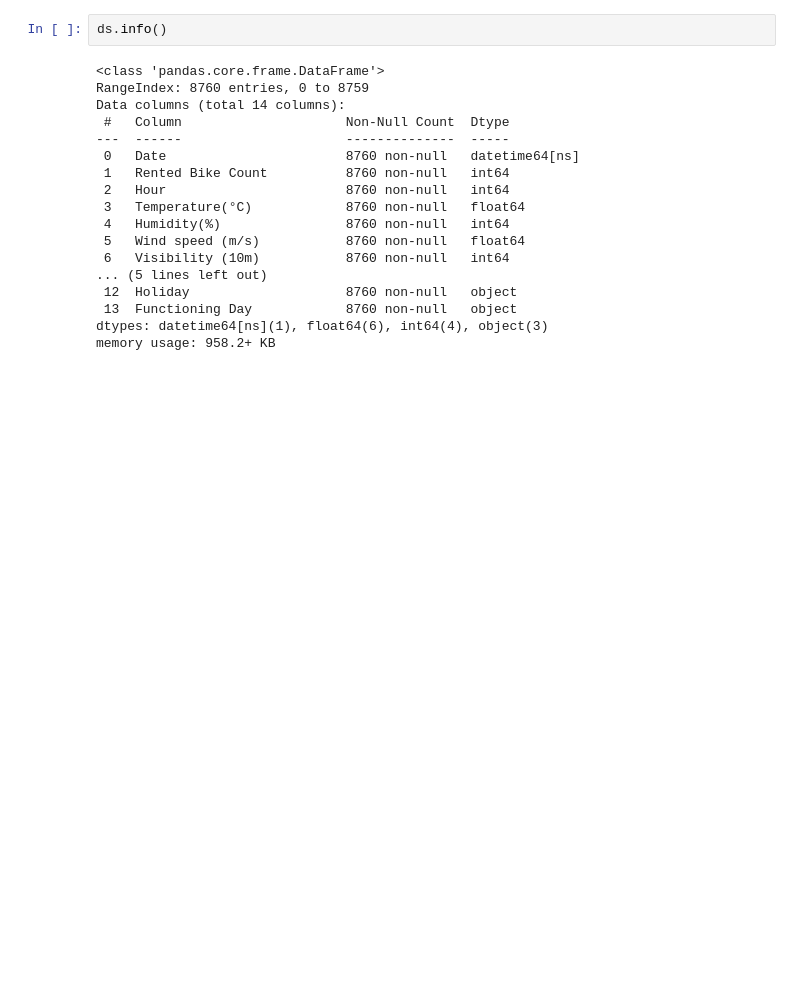
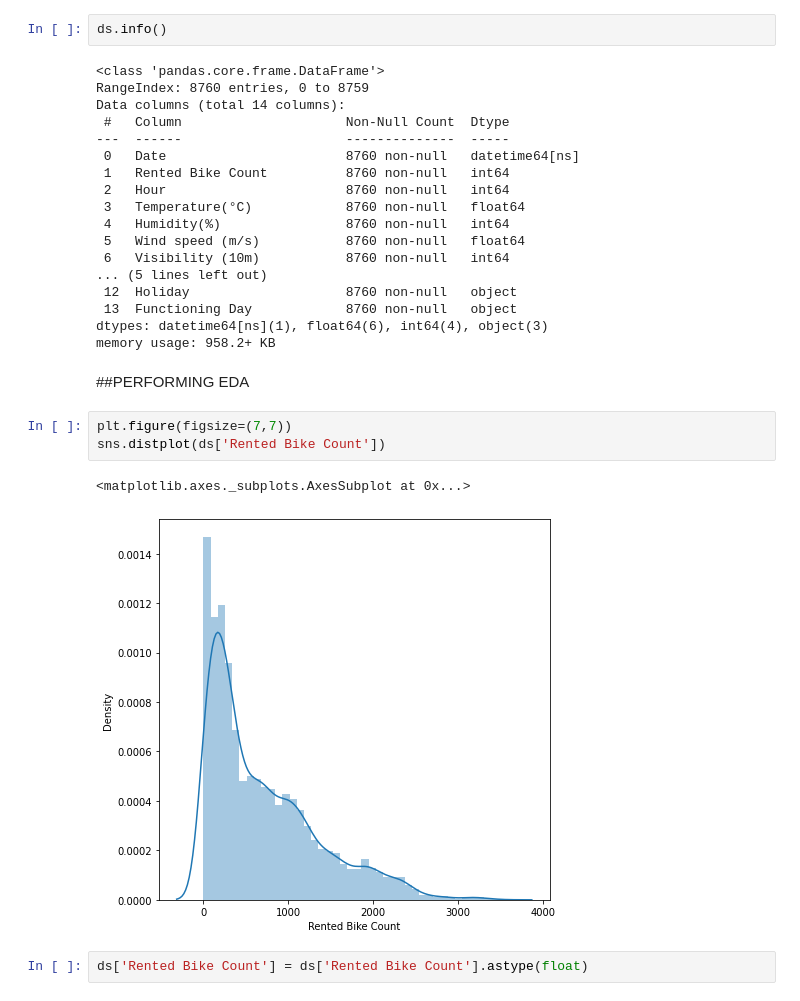
Before and after one commit to guptaprateek98/capstone_bike_sharing, a Jupyter notebook: Bike_Sharing_Demand_Prediction_Capstone_Project_(prateek).ipynb, the cells around one changed output. Cells and saved outputs as stored; diff of their text form; blank space fills up the shorter version.

```diff
--- a/Bike_Sharing_Demand_Prediction_Capstone_Project_(prateek).ipynb
+++ b/Bike_Sharing_Demand_Prediction_Capstone_Project_(prateek).ipynb
@@ -141,3 +155,13 @@ Data columns (total 14 columns):
  13  Functioning Day            8760 non-null   object
 dtypes: datetime64[ns](1), float64(6), int64(4), object(3)
 memory usage: 958.2+ KB
+# %% [markdown]
+##PERFORMING EDA
+# %%
+plt.figure(figsize=(7,7))
+sns.distplot(ds['Rented Bike Count'])
+# %% [output]
+<matplotlib.axes._subplots.AxesSubplot at 0x...>
+[figure, added]
+# %%
+ds['Rented Bike Count'] = ds['Rented Bike Count'].astype(float)
```
Also changed, not shown: parts of 7 cells of this notebook.
